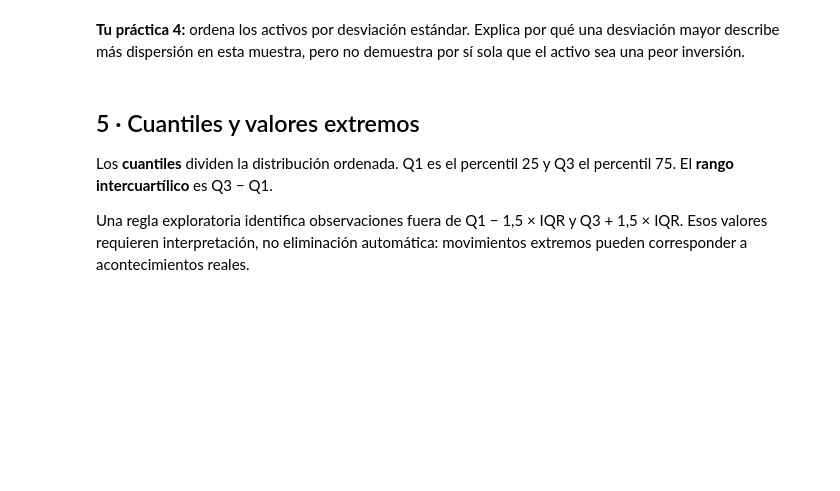
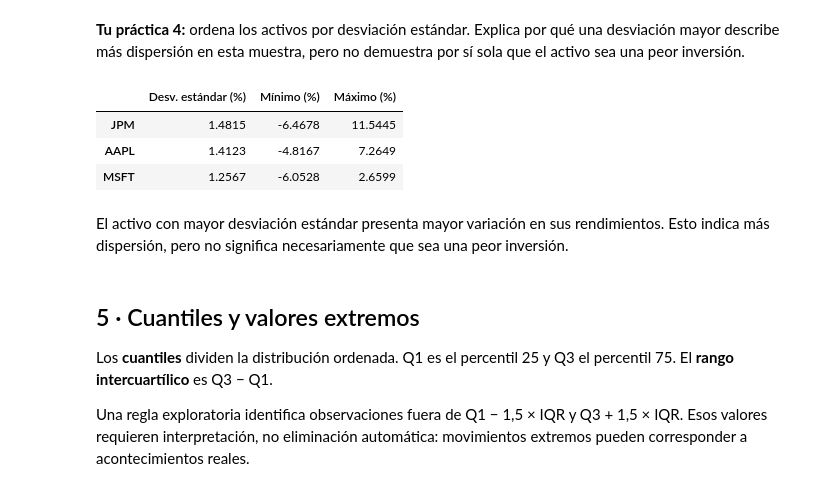
Before and after one commit to mariarango521-oss/proyecto_analitica_financiera, a Jupyter notebook: aprendizaje/03_analisis_exploratorio/03_analisis_exploratorio_portafolio.ipynb, the cells around one changed output. Drawn from its saved outputs; the diff is of its cells as text; code cells hidden in the pictures; blank space fills up the shorter version.

```diff
--- a/aprendizaje/03_analisis_exploratorio/03_analisis_exploratorio_portafolio.ipynb
+++ b/aprendizaje/03_analisis_exploratorio/03_analisis_exploratorio_portafolio.ipynb
@@ -168,8 +205,19 @@ print("Desviación estándar comprobada:", round(desviacion_manual, 5))
 # %% [markdown]
 **Tu práctica 4:** ordena los activos por desviación estándar. Explica por qué una desviación mayor describe más dispersión en esta muestra, pero no demuestra por sí sola que el activo sea una peor inversión.
 # %%
-# TU PRÁCTICA 4
-# Ordena la tabla y explica la comparación.
+ordenados = dispersion.sort_values(
+    by="Desv. estándar (%)",
+    ascending=False
+)
+
+display(ordenados.round(4))
+# %% [output]
+|  | Desv. estándar (%) | Mínimo (%) | Máximo (%) |
+| JPM | 1.4815 | -6.4678 | 11.5445 |
+| AAPL | 1.4123 | -4.8167 | 7.2649 |
+| MSFT | 1.2567 | -6.0528 | 2.6599 |
+# %% [markdown]
+El activo con mayor desviación estándar presenta mayor variación en sus rendimientos. Esto indica más dispersión, pero no significa necesariamente que sea una peor inversión.
 # %% [markdown]
 ## 5 · Cuantiles y valores extremos
 
```
Also changed, not shown: parts of 21 cells of this notebook.
